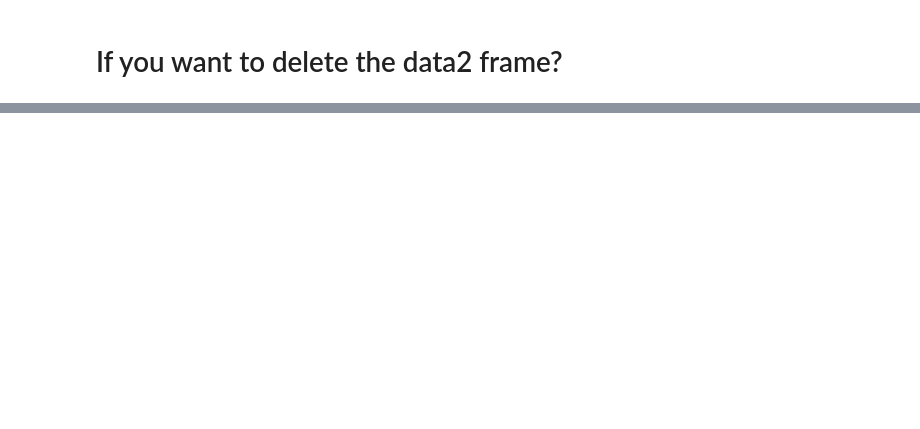
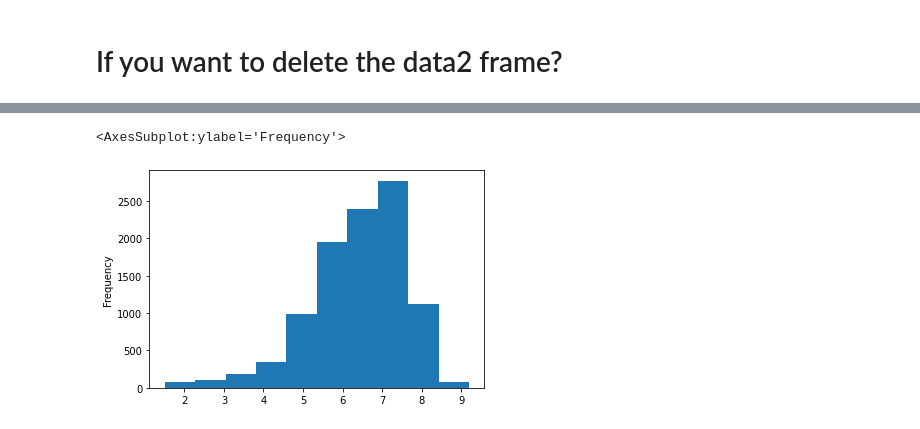
Before and after one commit to Hamid-Ali-99/ONE_MONTH.PY, a Jupyter notebook: Data-anaylist-one-months.ipynb, the cells around one changed output, grey strips where cells are left out. Cells and saved outputs as stored; diff of their text form; code cells hidden in the pictures; blank space fills up the shorter version.

```diff
--- a/Data-anaylist-one-months.ipynb
+++ b/Data-anaylist-one-months.ipynb
@@ -65,0 +306,5 @@ print(data2)
+# %%
+data['rating'].plot(kind='hist')
+# %% [output]
+<AxesSubplot:ylabel='Frequency'>
+[figure, added]
```
Also changed, not shown: parts of 30 cells of this notebook, 4 other files.
